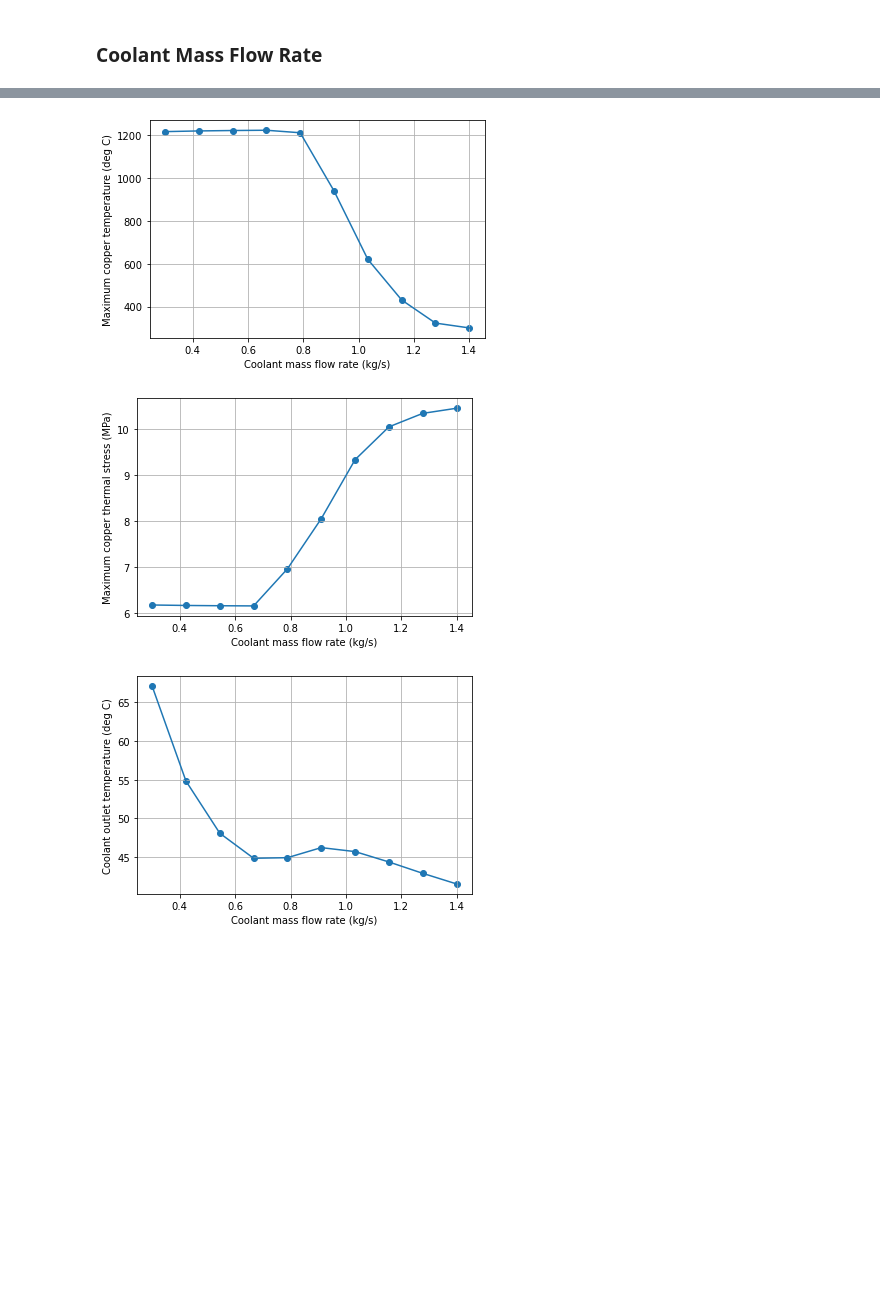
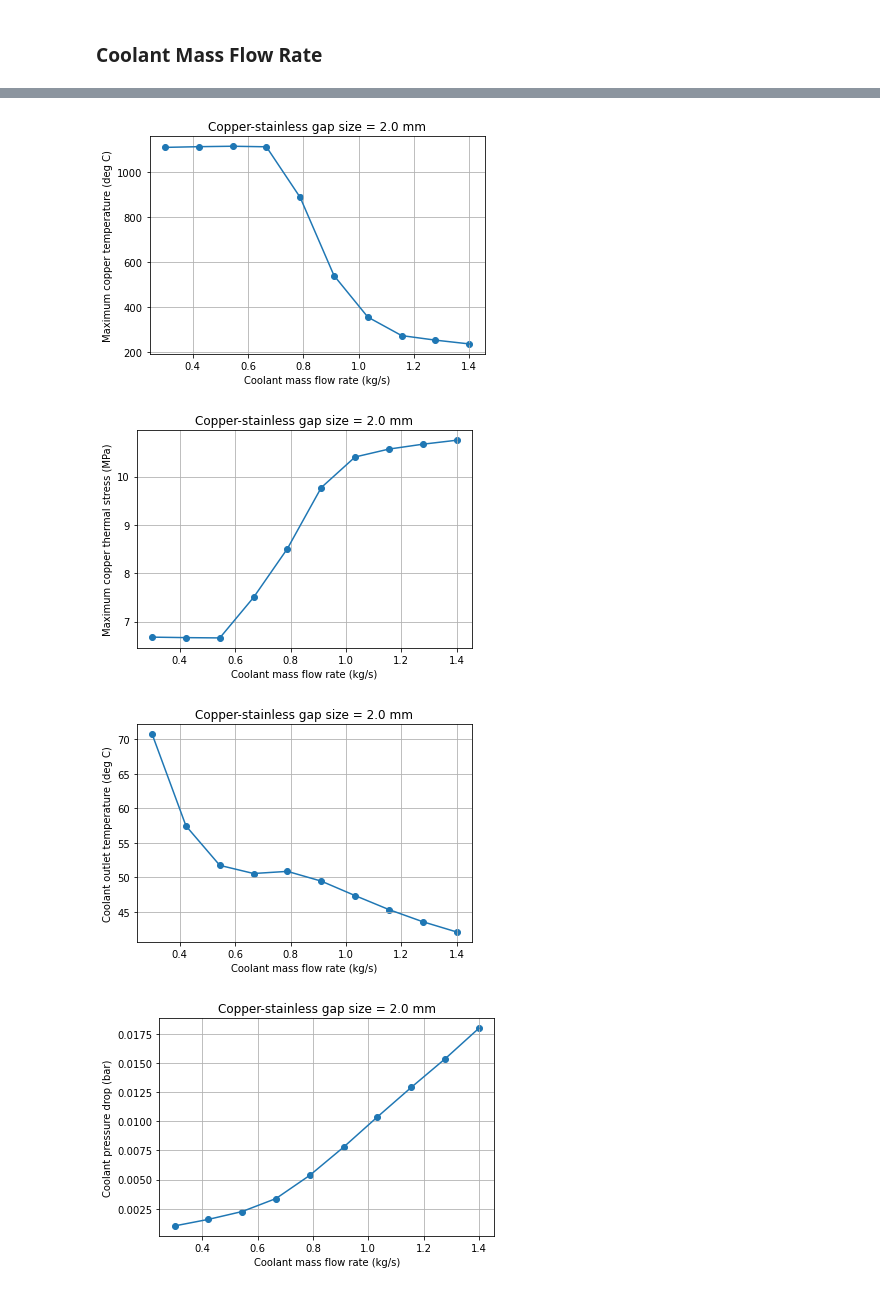
Before and after one commit to cuspaceflight/White-Dwarf-Cooling, a Jupyter notebook: Cooling Sensitivity Analysis.ipynb, the cells around one changed output, grey strips where cells are left out. Cells and saved outputs as stored; diff of their text form; code cells hidden in the pictures; blank space fills up the shorter version.

Commit message:
Corrected mistake in sensitivity analysis
(Was using 3mm gap size instead of 2mm when varying the mass flow rate)

```diff
--- a/Cooling Sensitivity Analysis.ipynb
+++ b/Cooling Sensitivity Analysis.ipynb
@@ -79,22 +81,24 @@ plt.show()
 ### Coolant Mass Flow Rate
 # %%
 inputs = white_dwarf.inputs
+inputs["copper_stainless_gap"] = 2e-3
 mdot_coolant = np.linspace(1.4, 0.3, 10)
 data = []
 
 max_copper_T = []
 max_thermal_stress = []
 water_outlet_T = []
+dp = []
 
 for i in range(len(mdot_coolant)):
     print(f"i = {i}, mdot_coolant = {mdot_coolant[i]} kg/s")
     inputs["mdot_coolant"] = mdot_coolant[i]
     data.append(white_dwarf.get_data(inputs = inputs))
 
-
     max_copper_T.append(max( np.array(data[i]["T"])[:,2] ))
     max_thermal_stress.append(max( np.array(data[i]["sigma_t_thermal"])[:,1] ))
     water_outlet_T.append(data[i]["T_coolant"][-1])
+    dp.append(data[i]["p_coolant"][0] - data[i]["p_coolant"][-1])
 # %% [output]
 i = 0, mdot_coolant = 1.4 kg/s
 Loaded 1921 thermo species
@@ -129,25 +133,41 @@ Loaded 1031 propellants
 # %%
 plt.plot(mdot_coolant, np.array(max_copper_T) - 273.15)
 plt.scatter(mdot_coolant, np.array(max_copper_T) - 273.15)
 plt.grid()
 plt.xlabel("Coolant mass flow rate (kg/s)")
 plt.ylabel("Maximum copper temperature (deg C)")
+plt.title(f"Copper-stainless gap size = {default_inputs['copper_stainless_gap']*1e3} mm")
+plt.savefig("img/sensitivity/x-massflow-y-temp.svg")
 plt.show()
 
 plt.plot(mdot_coolant, np.array(max_thermal_stress)/1e6)
 plt.scatter(mdot_coolant, np.array(max_thermal_stress)/1e6)
 plt.grid()
 plt.xlabel("Coolant mass flow rate (kg/s)")
 plt.ylabel("Maximum copper thermal stress (MPa)")
+plt.title(f"Copper-stainless gap size = {default_inputs['copper_stainless_gap']*1e3} mm")
+plt.savefig("img/sensitivity/x-massflow-y-stress.svg")
 plt.show()
 
 plt.plot(mdot_coolant, np.array(water_outlet_T) - 273.15)
 plt.scatter(mdot_coolant, np.array(water_outlet_T)- 273.15)
 plt.grid()
 plt.xlabel("Coolant mass flow rate (kg/s)")
 plt.ylabel("Coolant outlet temperature (deg C)")
+plt.title(f"Copper-stainless gap size = {default_inputs['copper_stainless_gap']*1e3} mm")
+plt.savefig("img/sensitivity/x-massflow-y-Tcout.svg")
 plt.show()
+
+plt.plot(mdot_coolant, np.array(dp)/1e5)
+plt.scatter(mdot_coolant, np.array(dp)/1e5)
+plt.grid()
+plt.xlabel("Coolant mass flow rate (kg/s)")
+plt.ylabel("Coolant pressure drop (bar)")
+plt.title(f"Copper-stainless gap size = {default_inputs['copper_stainless_gap']*1e3} mm")
+plt.savefig("img/sensitivity/x-massflow-y-dp.svg")
+plt.show()
 # %% [output]
-[figure, old version]
+[figure, new version]
-[figure, old version]
+[figure, new version]
-[figure, old version]
+[figure, new version]
+[figure, added]
```
Also changed, not shown: parts of 3 cells of this notebook, 8 other files.
